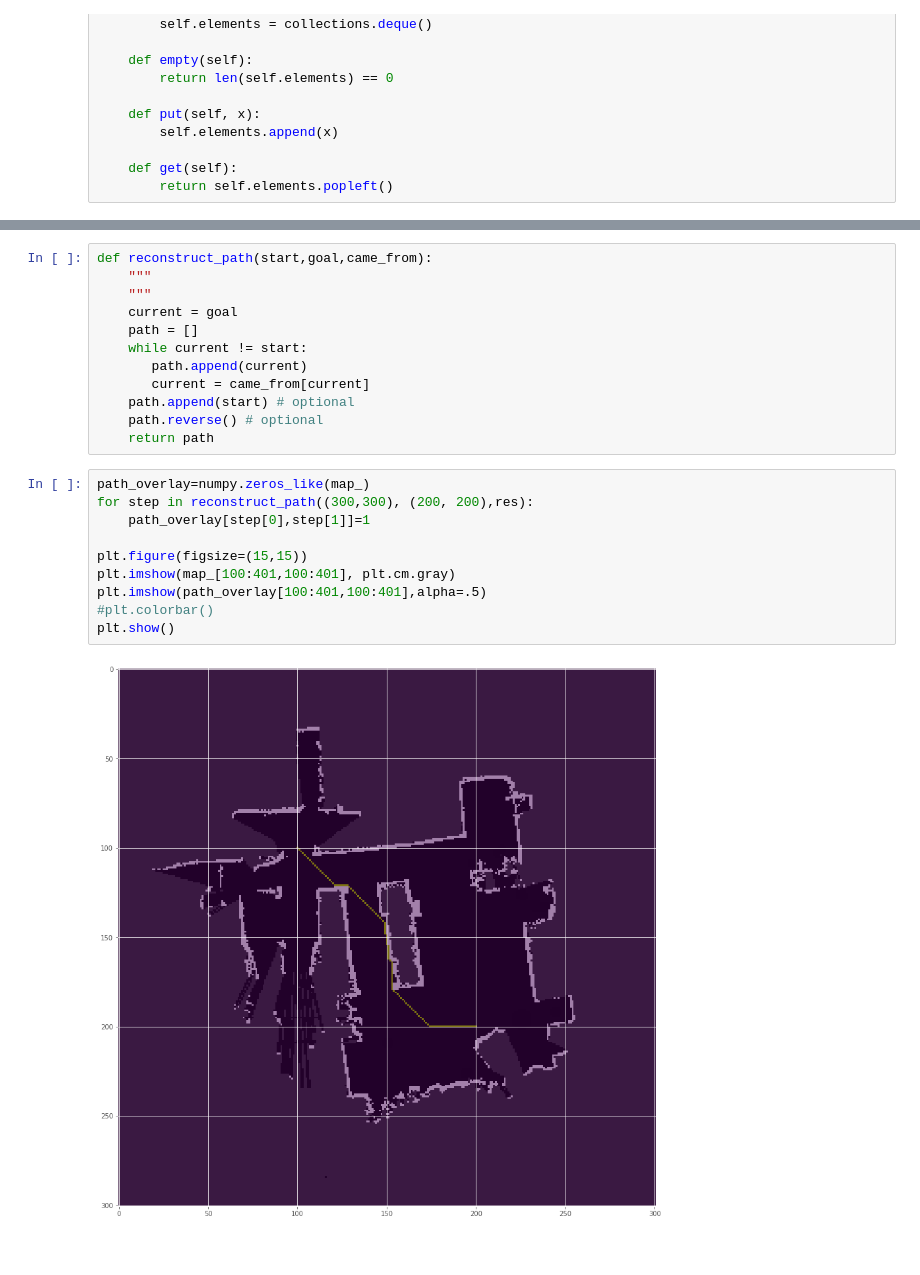
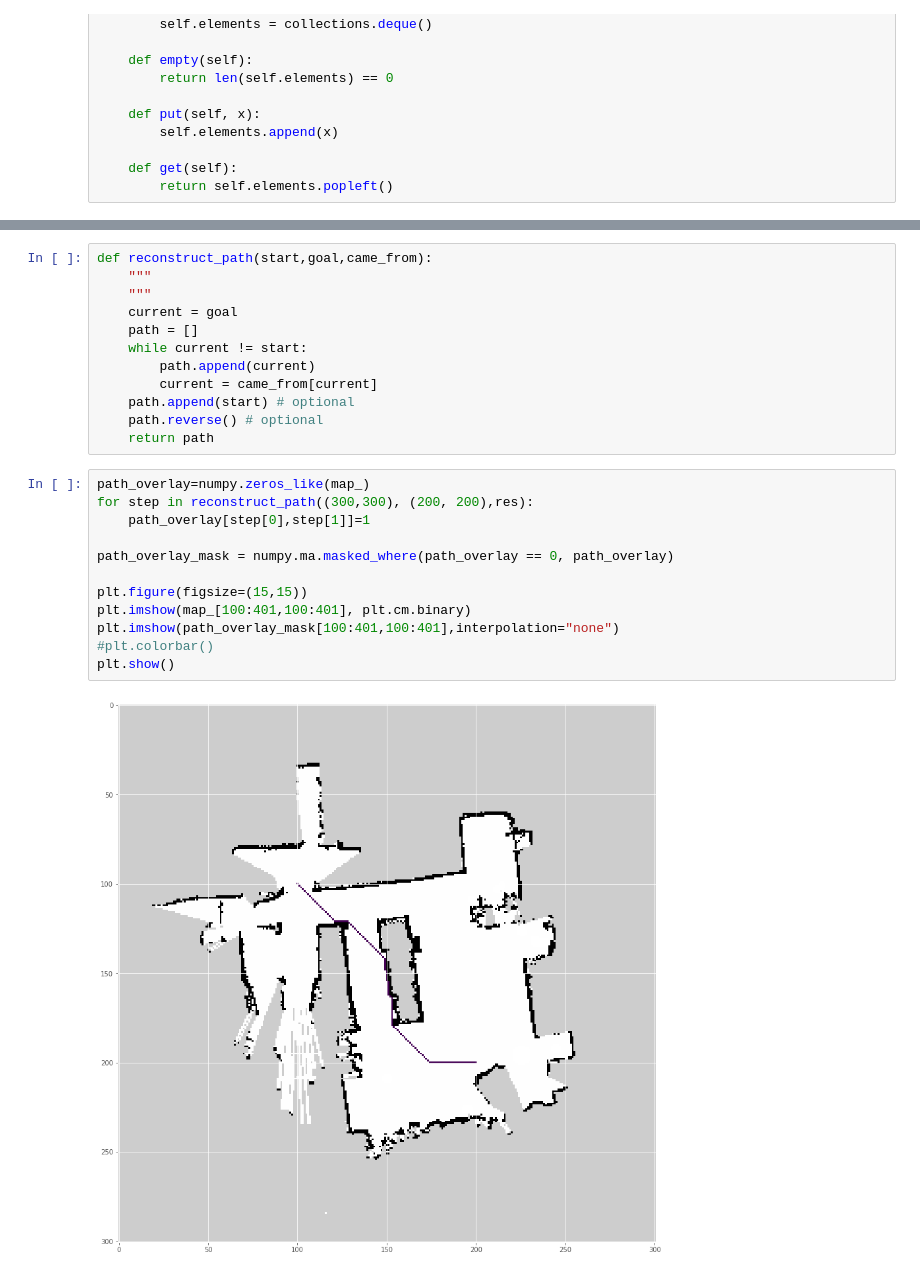
Before and after one commit to mcarfagno/pathfinding, a Jupyter notebook: breadth_first_search.ipynb, the cells around one changed output, grey strips where cells are left out. Cells and saved outputs as stored; diff of their text form.

```diff
--- a/breadth_first_search.ipynb
+++ b/breadth_first_search.ipynb
@@ -163,20 +163,22 @@ def reconstruct_path(start,goal,came_from):
     current = goal
     path = []
     while current != start:
-       path.append(current)
-       current = came_from[current]
+        path.append(current)
+        current = came_from[current]
     path.append(start) # optional
     path.reverse() # optional
     return path
 # %%
 path_overlay=numpy.zeros_like(map_)
 for step in reconstruct_path((300,300), (200, 200),res):
     path_overlay[step[0],step[1]]=1
 
+path_overlay_mask = numpy.ma.masked_where(path_overlay == 0, path_overlay)
+
 plt.figure(figsize=(15,15))
-plt.imshow(map_[100:401,100:401], plt.cm.gray)
-plt.imshow(path_overlay[100:401,100:401],alpha=.5)
+plt.imshow(map_[100:401,100:401], plt.cm.binary)
+plt.imshow(path_overlay_mask[100:401,100:401],interpolation="none")
 #plt.colorbar()
 plt.show()
 # %% [output]
-[figure, old version]
+[figure, new version]
```
Also changed, not shown: parts of 3 cells of this notebook, 3 other files.
